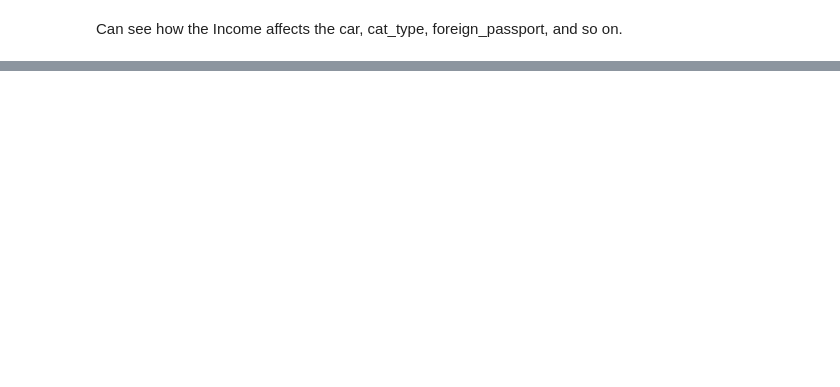
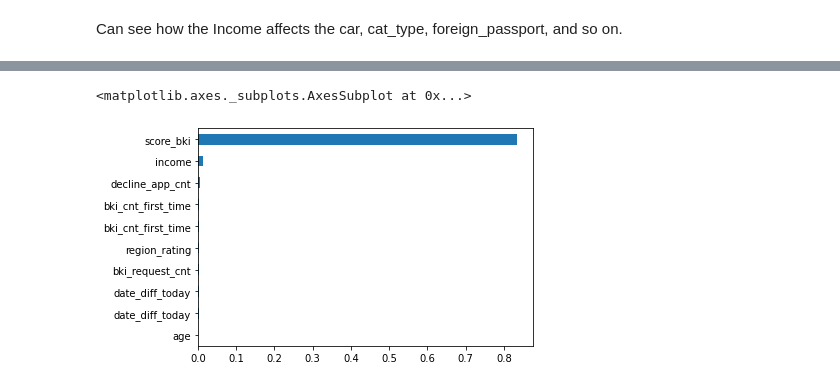
Before and after one commit to PrusRoman/skillfactory_rds, a Jupyter notebook: project_4_Credit_Scoring/sf_Credit_Scoring.ipynb, the cells around one changed output, grey strips where cells are left out. Drawn from its saved outputs; the diff is of its cells as text; code cells hidden in the pictures; blank space fills up the shorter version.

```diff
--- a/project_4_Credit_Scoring/sf_Credit_Scoring.ipynb
+++ b/project_4_Credit_Scoring/sf_Credit_Scoring.ipynb
@@ -293,0 +321,12 @@ imp_cat.plot(kind = 'barh', color='Green')
+# %%
+#add new field to list num_cols and show dependency between default and num_cols
+new_cols = ['date_diff_today','bki_cnt_first_time']
+num_cols.extend(new_cols)
+
+dependency = pd.Series(mutual_info_classif(data[num_cols], data['default'],
+                                     discrete_features =True), index = num_cols)
+dependency.sort_values(inplace = True)
+dependency.plot(kind = 'barh')
+# %% [output]
+<matplotlib.axes._subplots.AxesSubplot at 0x...>
+[figure, added]
```
Also changed, not shown: parts of 21 cells of this notebook.
